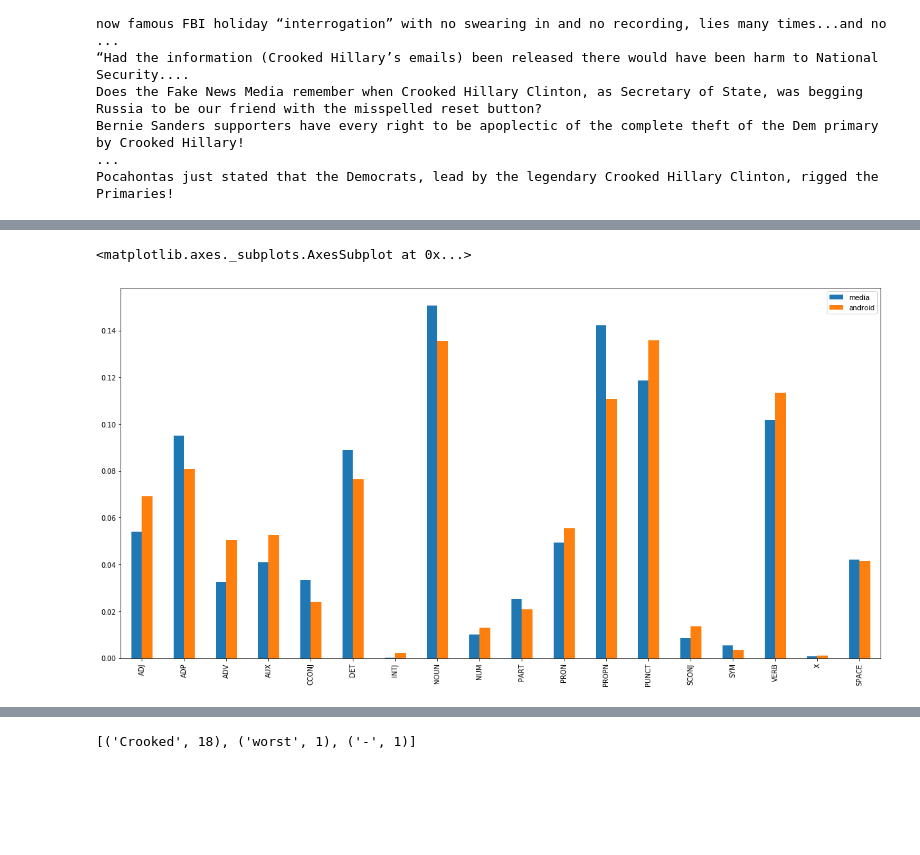
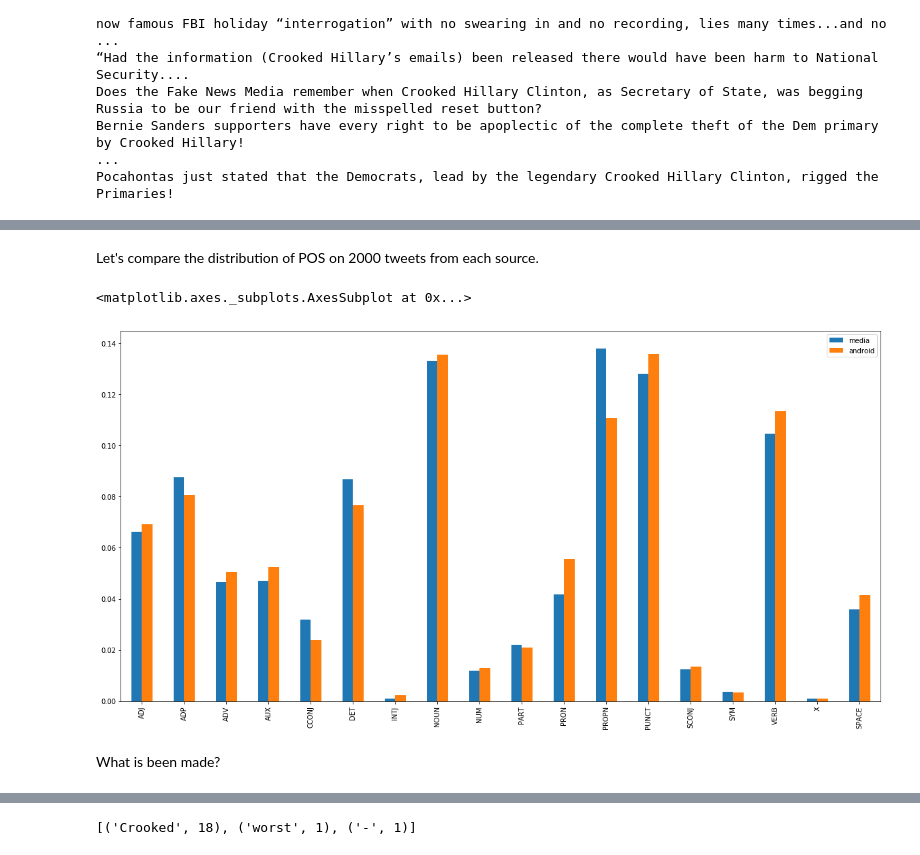
Before and after one commit to gesiscss/spacy101, a Jupyter notebook: Intro to NLP with spaCy.ipynb, the cells around one changed output, grey strips where cells are left out. Drawn from its saved outputs; the diff is of its cells as text; code cells hidden in the pictures; blank space fills up the shorter version.

```diff
--- a/Intro to NLP with spaCy.ipynb
+++ b/Intro to NLP with spaCy.ipynb
@@ -288,0 +391,2 @@ print([(ent.text, ent.label_, ent.ent_id_) for ent in doc2.ents])
+# %%
+de_nlp = spacy.load('de')
@@ -342,0 +440,2 @@ trump_tweets['text'] = trump_tweets.TWEETS.apply(preprocess)
+# %%
+nlp = en_core_web_md.load()
@@ -527,16 +596,22 @@ tagDict
+# %% [markdown]
+Let's compare the distribution of POS on 2000 tweets from each source.
 # %%
-media_tweets = trump_doc = nlp('\n'.join(trump_tweets[trump_tweets.SOURCE=='Media Studio'].head(2000).text.values))
+media_tweets = trump_doc = nlp('\n'.join(trump_tweets[trump_tweets.SOURCE=='Twitter for iPhone'].head(2000).text.values))
 android_tweets = trump_doc = nlp('\n'.join(trump_tweets[trump_tweets.SOURCE=='Twitter for Android'].head(2000).text.values))
 
 media_tweetsPOS = pd.Series(media_tweets.count_by(spacy.attrs.POS))/len(media_tweets)
 android_tweetsPOS = pd.Series(android_tweets.count_by(spacy.attrs.POS))/len(android_tweets)
 
+
+tagDict = {w.pos: w.pos_ for w in media_tweets}
 df = pd.DataFrame([media_tweetsPOS, android_tweetsPOS], index=['media', 'android'])
 df.columns = [tagDict[column] for column in df.columns]
 df.T.plot(kind='bar', figsize=(20, 10))
 # %% [output]
 <matplotlib.axes._subplots.AxesSubplot at 0x...>
-[figure, old version]
+[figure, new version]
+# %% [markdown]
+What is been made?
 # %%
 def verbObjects(doc, verb):
     verb_objects = list()
```
Also changed, not shown: parts of 112 cells of this notebook.
